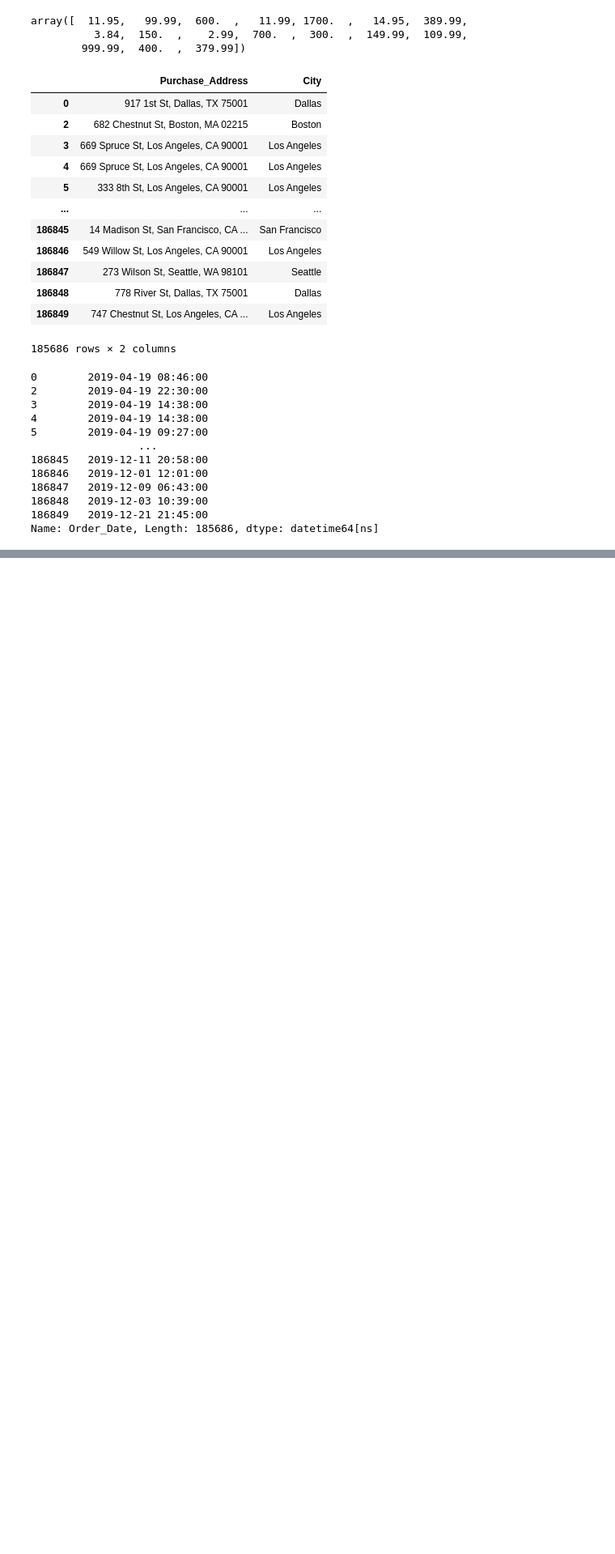
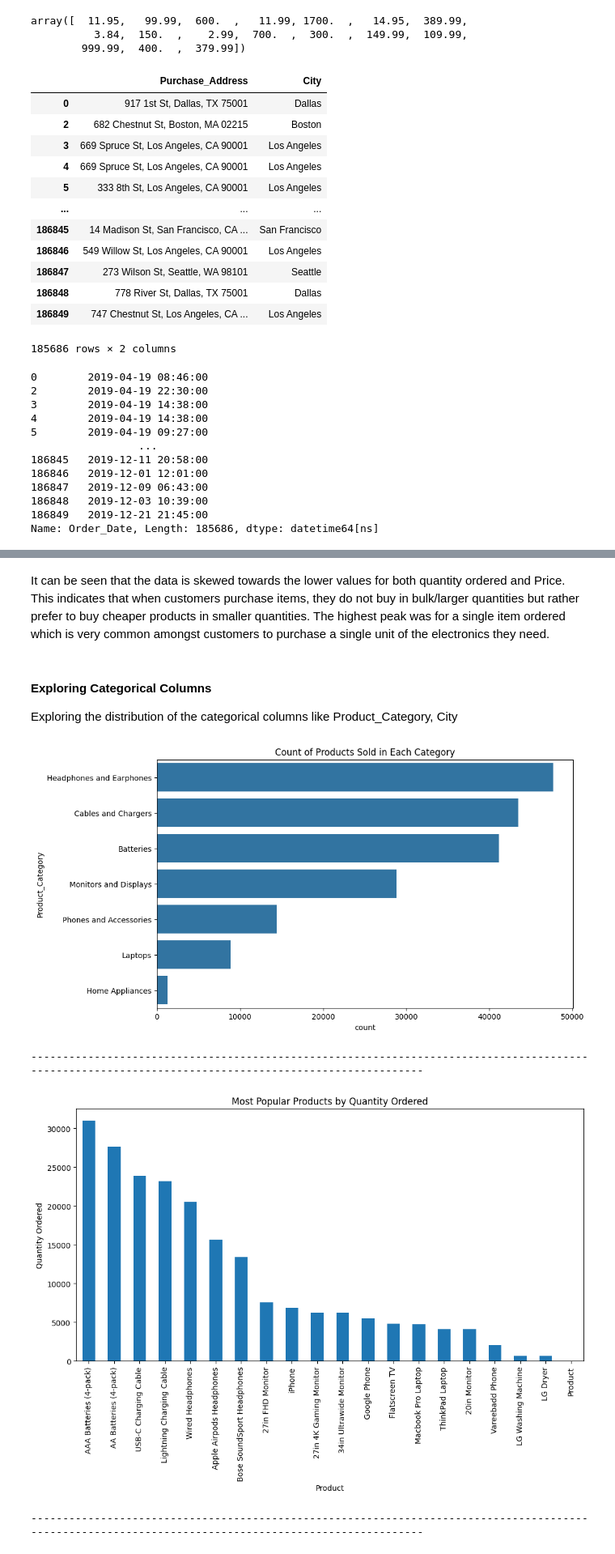
Before and after one commit to briansiaw5/Business-Analytics-Project, a Jupyter notebook: pbd_project.ipynb, the cells around one changed output, grey strips where cells are left out. Shown: that part at 81% size. Cells and saved outputs as stored; diff of their text form; code cells hidden in the pictures; blank space fills up the shorter version.

```diff
--- a/pbd_project.ipynb
+++ b/pbd_project.ipynb
@@ -688,0 +716,27 @@ Name: Order_Date, Length: 185686, dtype: datetime64[ns]
+# %% [markdown]
+It can be seen that the data is skewed towards the lower values for both quantity ordered and Price. This indicates that when customers purchase items, they do not buy in bulk/larger quantities but rather prefer to buy cheaper products in smaller quantities. The highest peak was for a single item ordered which is very common amongst customers to purchase a single unit of the electronics they need.
+# %% [markdown]
+#### Exploring Categorical Columns
+Exploring the distribution of the categorical columns like Product_Category, City
+# %%
+plt.figure(figsize=(10, 6))
+sns.countplot(data=clean_df, y='Product_Category', order=clean_df['Product_Category'].value_counts().index)
+plt.title('Count of Products Sold in Each Category')
+plt.show()
+print("-" *150)
+plt.figure(figsize=(12, 6))
+popular_products = clean_df.groupby('Product')['Quantity_Ordered'].sum().sort_values(ascending=False)
+popular_products.plot(kind='bar')
+plt.title('Most Popular Products by Quantity Ordered')
+plt.ylabel('Quantity Ordered')
+plt.show()
+print("-" *150)
+plt.figure(figsize=(10, 6))
+sns.countplot(data=clean_df, y='City', order=clean_df['City'].value_counts().index)
+plt.title('Transactions by City')
+plt.show()
+# %% [output]
+[figure, added]
+------------------------------------------------------------------------------------------------------------------------------------------------------
+[figure, added]
+------------------------------------------------------------------------------------------------------------------------------------------------------
```
Also changed, not shown: parts of 8 cells of this notebook.
